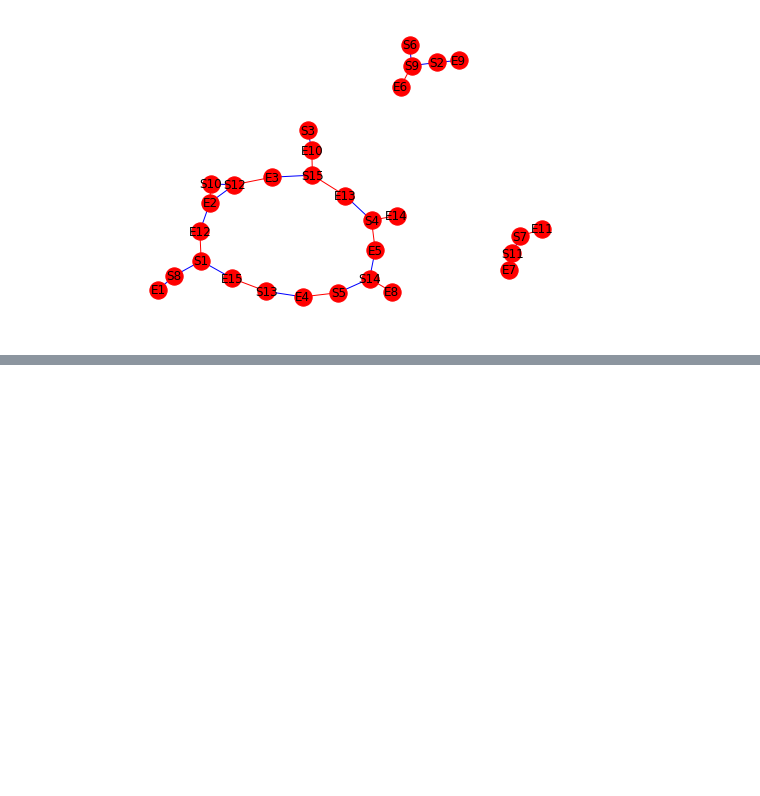
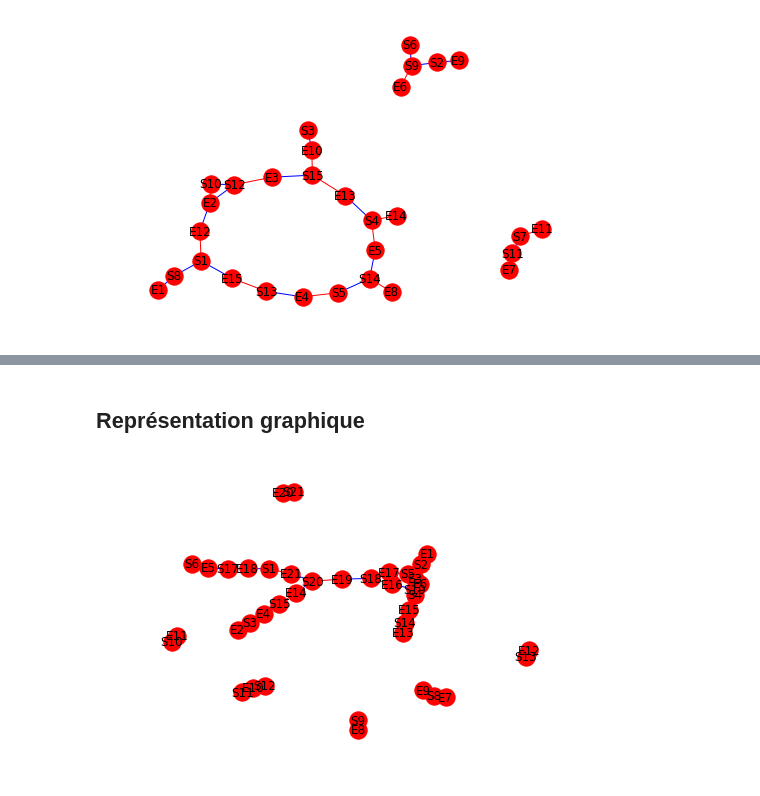
Before and after one commit to emathian/genomique_ET, a Jupyter notebook: cycle_graph.ipynb, the cells around one changed output, grey strips where cells are left out. Cells and saved outputs as stored; diff of their text form; code cells hidden in the pictures; blank space fills up the shorter version.

```diff
--- a/cycle_graph.ipynb
+++ b/cycle_graph.ipynb
@@ -468,0 +474,3 @@ nx.draw(G, pos, edge_color=colors, weigths=weights, with_labels=True)
+# %%
+data_ref = pd.read_csv('data_orga_ref.txt', sep="\t")
+data_ref.head()
@@ -468,0 +484,3 @@ nx.draw(G, pos, edge_color=colors, weigths=weights, with_labels=True)
+# %%
+data_interest = pd.read_csv('data_orga_interest.txt', sep="\t")
+data_interest.head()
@@ -468,0 +540,2 @@ nx.draw(G, pos, edge_color=colors, weigths=weights, with_labels=True)
+# %%
+EDGES1 = find_edges_orga_ref(list(data_ref["Qstart"]), list(data_ref["Qend"]))
@@ -468,0 +632,2 @@ nx.draw(G, pos, edge_color=colors, weigths=weights, with_labels=True)
+# %%
+EDGES2 = find_edges_orga_interest(list(data_interest["Sstart"]), list(data_interest["Send"]))
@@ -468,0 +643,19 @@ nx.draw(G, pos, edge_color=colors, weigths=weights, with_labels=True)
+# %% [markdown]
+## Représentation graphique
+# %%
+G=nx.Graph()
+
+for i in EDGES1 :
+    G.add_edge(i[0],i[1],color='r', length = 4)
+
+for j in EDGES2 :
+    G.add_edge(j[0],j[1],color='b', length = 4)
+
+edges = G.edges()
+colors = [G[u][v]['color'] for u,v in edges]
+weights = [G[u][v]['length'] for u,v in edges]
+
+pos = nx.spring_layout(G)
+nx.draw(G, pos, edge_color=colors, weigths=weights, with_labels=True)
+# %% [output]
+[figure, added]
```
Also changed, not shown: parts of 17 cells of this notebook, 1 other file.
